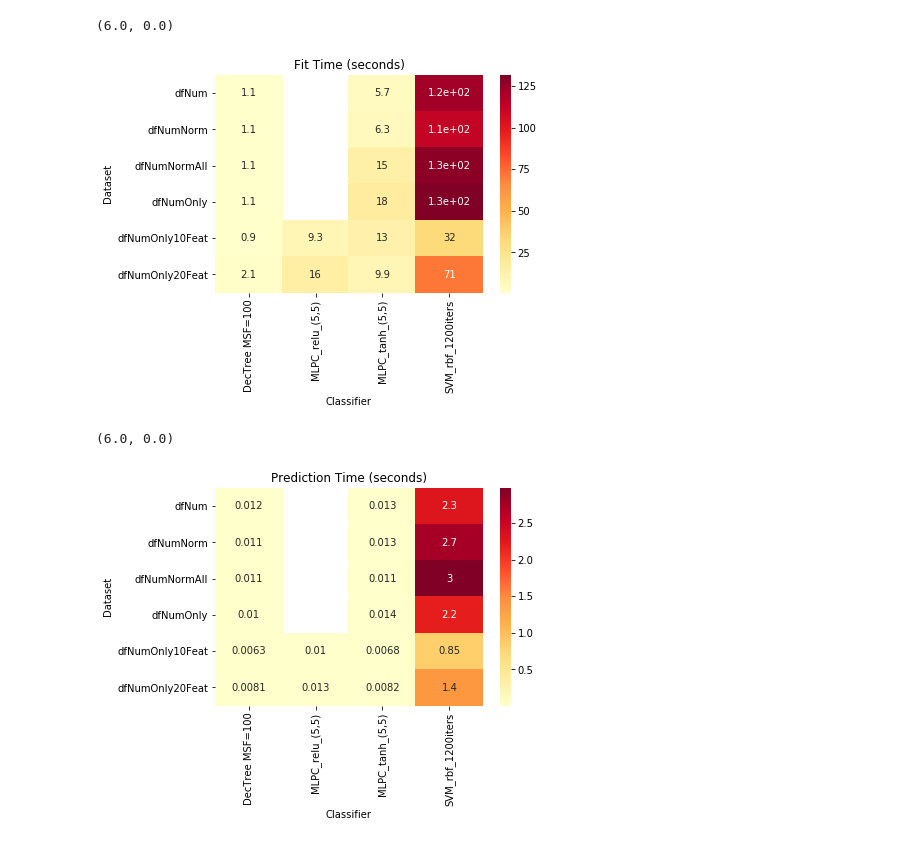
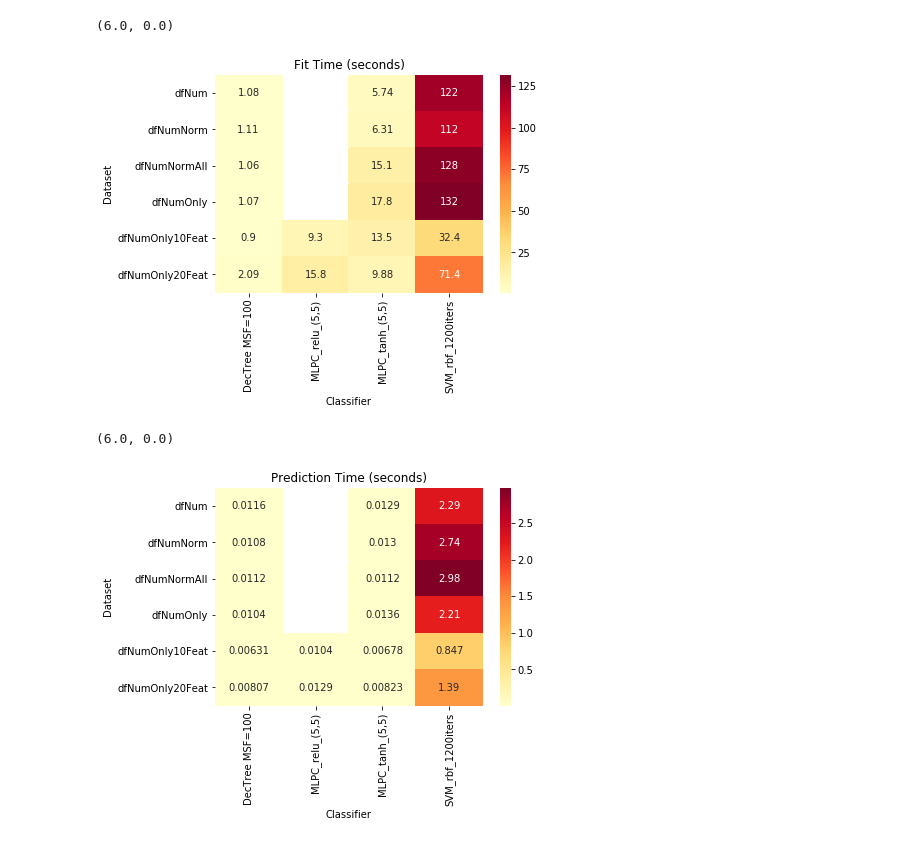
Before and after one commit to theazgra/dataAnalysisCourse, a Jupyter notebook: MAD_III/classification/results.ipynb, the cells around one changed output. Cells and saved outputs as stored; diff of their text form; code cells hidden in the pictures.

```diff
--- a/MAD_III/classification/results.ipynb
+++ b/MAD_III/classification/results.ipynb
@@ -52,19 +52,19 @@ df2
 | 19 | dfNumOnly20Feat | SVM_rbf_1200iters | 0 | 71.418150 | 1.394463 | 0.556949 | 0.527541 | 0.844701 |
 # %%
 plt.title('Fit Time (seconds)')
-ax = sns.heatmap(df2.pivot(index='Dataset', columns='Classifier', values='FitTime'), annot=True, cmap="YlOrRd")
+ax = sns.heatmap(df2.pivot(index='Dataset', columns='Classifier', values='FitTime'), annot=True, cmap="YlOrRd", fmt='.3g')
 bottom, top = ax.get_ylim()
 ax.set_ylim(bottom + 0.5, top - 0.5)
 # %% [output]
 (6.0, 0.0)
-[figure, old version]
+[figure, new version]
 # %%
 plt.title('Prediction Time (seconds)')
-ax = sns.heatmap(df2.pivot(index='Dataset', columns='Classifier', values='PredictionTime'), annot=True, cmap="YlOrRd")
+ax = sns.heatmap(df2.pivot(index='Dataset', columns='Classifier', values='PredictionTime'), annot=True, cmap="YlOrRd",fmt='.3g')
 bottom, top = ax.get_ylim()
 ax.set_ylim(bottom + 0.5, top - 0.5)
 # %% [output]
 (6.0, 0.0)
-[figure, old version]
+[figure, new version]
 # %%
 plt.title('Precision')
```
Also changed, not shown: parts of 3 cells of this notebook, 2 other files.
